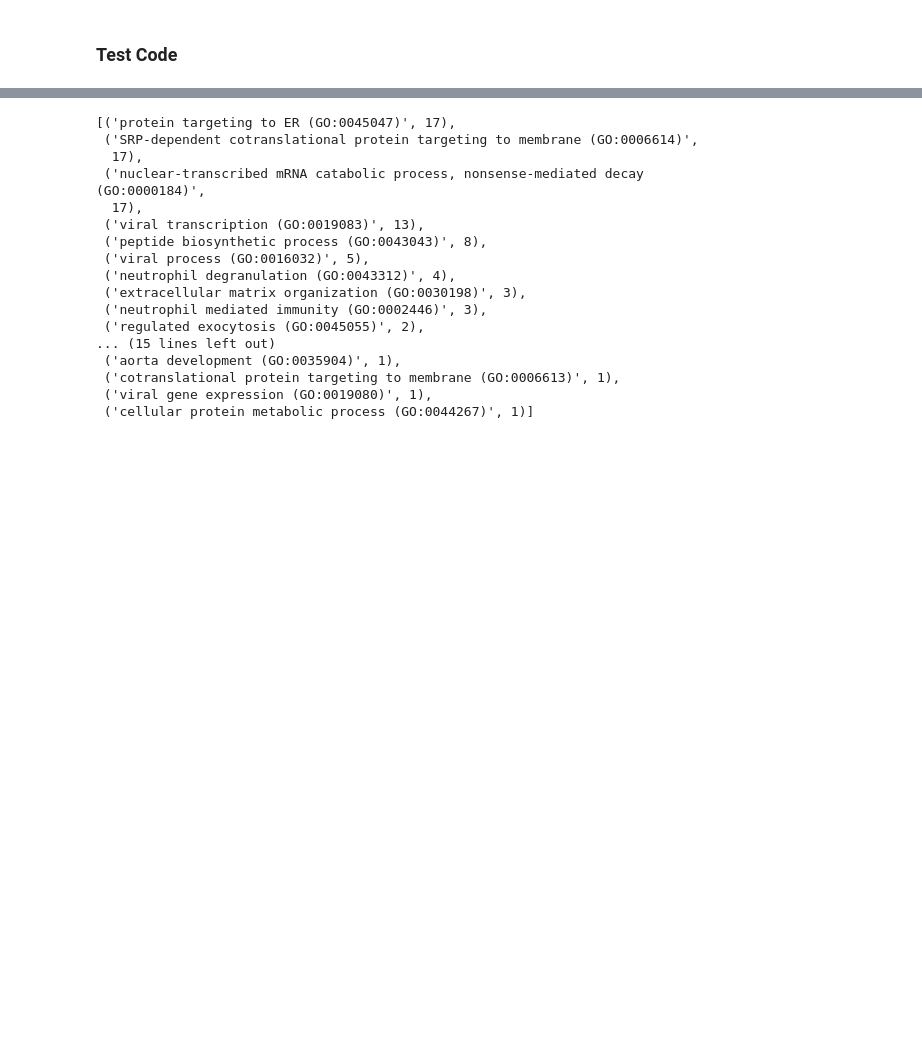
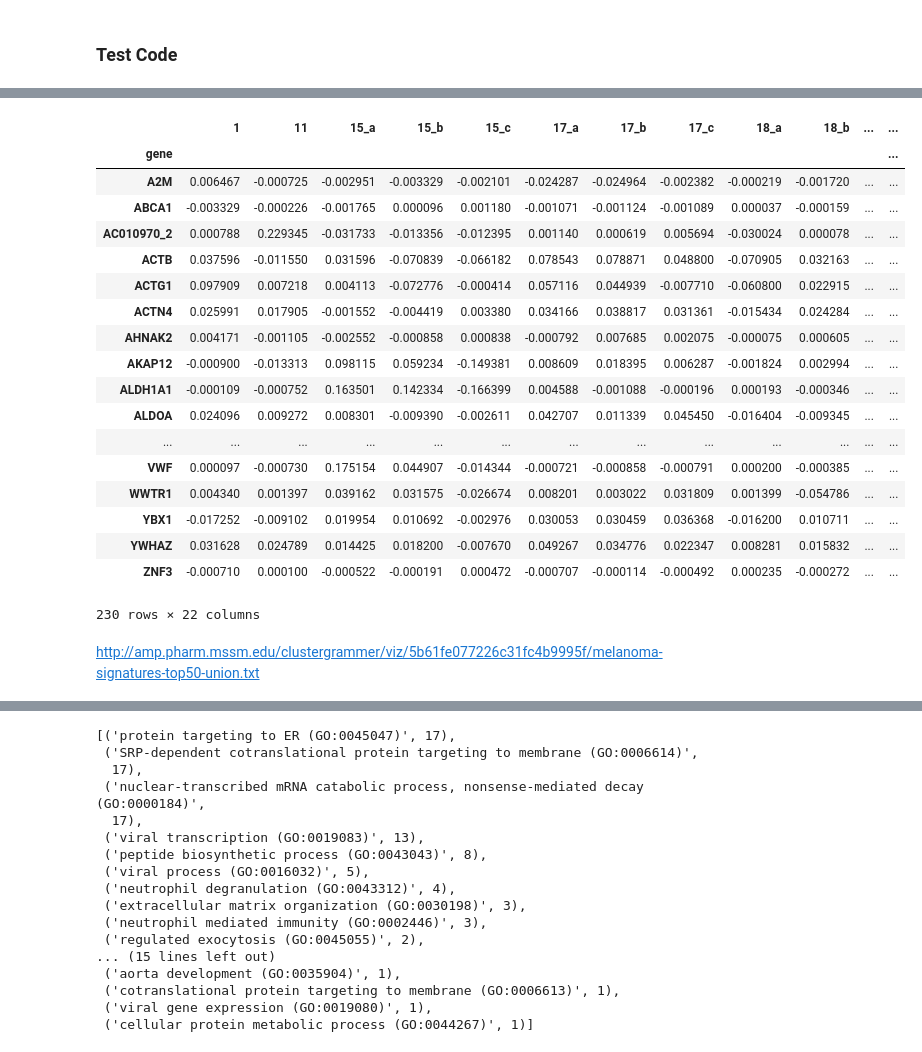
Before and after one commit to MaayanLab/human-melanoma-signature, a Jupyter notebook: pipeline/notebooks/Development.ipynb, the cells around one changed output, grey strips where cells are left out. Drawn from its saved outputs; the diff is of its cells as text; code cells hidden in the pictures; blank space fills up the shorter version.

Commit message:
fixed the function that takes union

```diff
--- a/pipeline/notebooks/Development.ipynb
+++ b/pipeline/notebooks/Development.ipynb
@@ -53,0 +154,22 @@ outfile = 's2-signatures.dir/melanoma-top100-union.txt'
+# %%
+union_sig=sig_df[sig_df['gene'].isin(export)].set_index('gene')
+# %% [output]
+|  | 1 | 11 | 15_a | 15_b | 15_c | 17_a | 17_b | 17_c | 18_a | 18_b | ... | ... |
+| gene |  |  |  |  |  |  |  |  |  |  |  | ... |
+| A2M | 0.006467 | -0.000725 | -0.002951 | -0.003329 | -0.002101 | -0.024287 | -0.024964 | -0.002382 | -0.000219 | -0.001720 | ... | ... |
+| ABCA1 | -0.003329 | -0.000226 | -0.001765 | 0.000096 | 0.001180 | -0.001071 | -0.001124 | -0.001089 | 0.000037 | -0.000159 | ... | ... |
+| AC010970_2 | 0.000788 | 0.229345 | -0.031733 | -0.013356 | -0.012395 | 0.001140 | 0.000619 | 0.005694 | -0.030024 | 0.000078 | ... | ... |
+| ACTB | 0.037596 | -0.011550 | 0.031596 | -0.070839 | -0.066182 | 0.078543 | 0.078871 | 0.048800 | -0.070905 | 0.032163 | ... | ... |
+| ACTG1 | 0.097909 | 0.007218 | 0.004113 | -0.072776 | -0.000414 | 0.057116 | 0.044939 | -0.007710 | -0.060800 | 0.022915 | ... | ... |
+| ACTN4 | 0.025991 | 0.017905 | -0.001552 | -0.004419 | 0.003380 | 0.034166 | 0.038817 | 0.031361 | -0.015434 | 0.024284 | ... | ... |
+| AHNAK2 | 0.004171 | -0.001105 | -0.002552 | -0.000858 | 0.000838 | -0.000792 | 0.007685 | 0.002075 | -0.000075 | 0.000605 | ... | ... |
+| AKAP12 | -0.000900 | -0.013313 | 0.098115 | 0.059234 | -0.149381 | 0.008609 | 0.018395 | 0.006287 | -0.001824 | 0.002994 | ... | ... |
+| ALDH1A1 | -0.000109 | -0.000752 | 0.163501 | 0.142334 | -0.166399 | 0.004588 | -0.001088 | -0.000196 | 0.000193 | -0.000346 | ... | ... |
+| ALDOA | 0.024096 | 0.009272 | 0.008301 | -0.009390 | -0.002611 | 0.042707 | 0.011339 | 0.045450 | -0.016404 | -0.009345 | ... | ... |
+| ... | ... | ... | ... | ... | ... | ... | ... | ... | ... | ... | ... | ... |
+| VWF | 0.000097 | -0.000730 | 0.175154 | 0.044907 | -0.014344 | -0.000721 | -0.000858 | -0.000791 | 0.000200 | -0.000385 | ... | ... |
+| WWTR1 | 0.004340 | 0.001397 | 0.039162 | 0.031575 | -0.026674 | 0.008201 | 0.003022 | 0.031809 | 0.001399 | -0.054786 | ... | ... |
+| YBX1 | -0.017252 | -0.009102 | 0.019954 | 0.010692 | -0.002976 | 0.030053 | 0.030459 | 0.036368 | -0.016200 | 0.010711 | ... | ... |
+| YWHAZ | 0.031628 | 0.024789 | 0.014425 | 0.018200 | -0.007670 | 0.049267 | 0.034776 | 0.022347 | 0.008281 | 0.015832 | ... | ... |
+| ZNF3 | -0.000710 | 0.000100 | -0.000522 | -0.000191 | 0.000472 | -0.000707 | -0.000114 | -0.000492 | 0.000235 | -0.000272 | ... | ... |
+230 rows × 22 columns
@@ -53,0 +184,7 @@ outfile = 's2-signatures.dir/melanoma-top100-union.txt'
+# %%
+clustergrammer_url = 'http://amp.pharm.mssm.edu/clustergrammer/matrix_upload/'
+r = requests.post(clustergrammer_url, files={'file': open(outfile, 'rb')})
+link = r.text
+display_link(link)
+# %% [output]
+http://amp.pharm.mssm.edu/clustergrammer/viz/5b61fe077226c31fc4b9995f/melanoma-signatures-top50-union.txt
```
Also changed, not shown: parts of 17 cells of this notebook, 1 other file.
